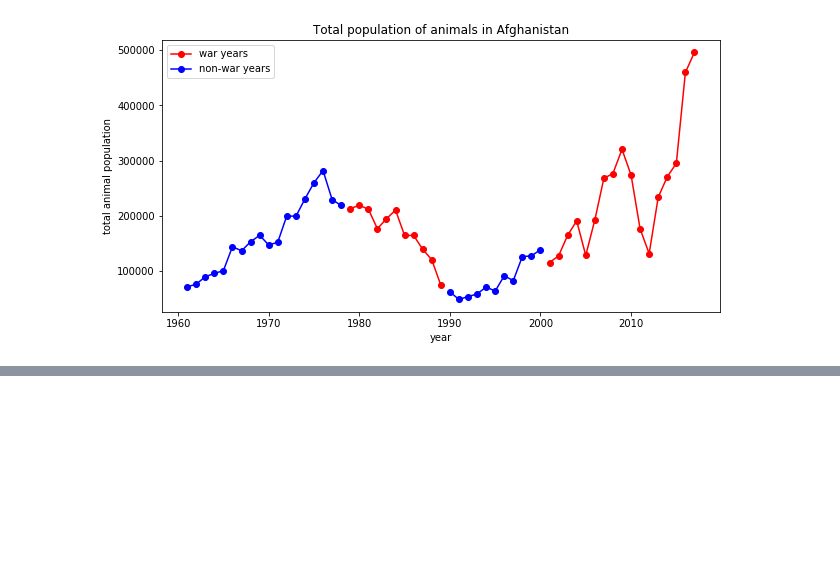
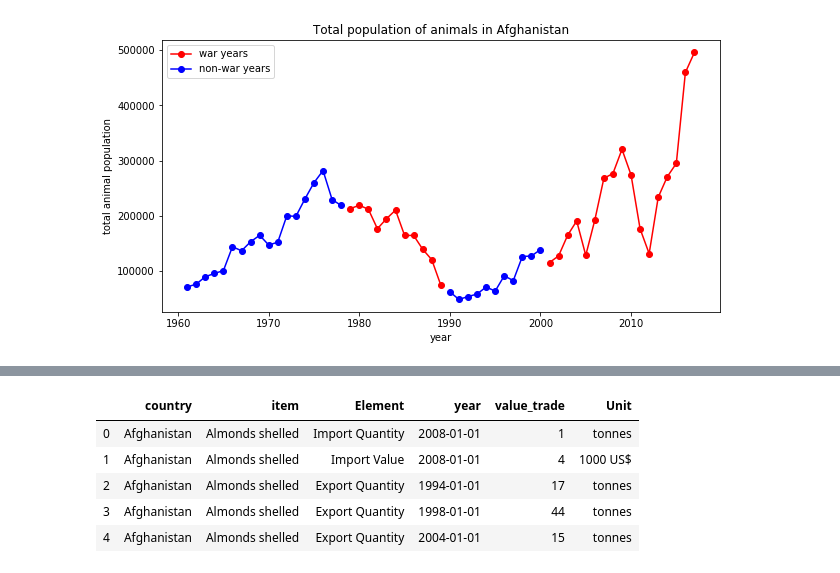
Before and after one commit to pull-fiction/make-crops-not-war, a Jupyter notebook: notebooks/general_trend.ipynb, the cells around one changed output, grey strips where cells are left out. Drawn from its saved outputs; the diff is of its cells as text; code cells hidden in the pictures; blank space fills up the shorter version.

```diff
--- a/notebooks/general_trend.ipynb
+++ b/notebooks/general_trend.ipynb
@@ -812,0 +845,20 @@ plot_animals_and_war(final_wars_df, exports_per_year_per_country, country)
+# %%
+# Keep only useful columns
+usa_afghan_trade_df = raw_usa_afghan_trade_df[['Partner Countries', 'Item', 'Element', 'Year', 'Value', 'Unit']]
+
+usa_afghan_trade_df = usa_afghan_trade_df.rename(columns={
+    'Item': 'item',
+    'Year': 'year',
+    'Value': 'value_trade',
+    'Partner Countries' : 'country'
+})
+
+usa_afghan_trade_df['year'] = pd.to_datetime(usa_afghan_trade_df['year'], format='%Y')
+usa_afghan_trade_df.head()
+# %% [output]
+|  | country | item | Element | year | value_trade | Unit |
+| 0 | Afghanistan | Almonds shelled | Import Quantity | 2008-01-01 | 1 | tonnes |
+| 1 | Afghanistan | Almonds shelled | Import Value | 2008-01-01 | 4 | 1000 US$ |
+| 2 | Afghanistan | Almonds shelled | Export Quantity | 1994-01-01 | 17 | tonnes |
+| 3 | Afghanistan | Almonds shelled | Export Quantity | 1998-01-01 | 44 | tonnes |
+| 4 | Afghanistan | Almonds shelled | Export Quantity | 2004-01-01 | 15 | tonnes |
```
Also changed, not shown: parts of 14 cells of this notebook, 1 other file.
